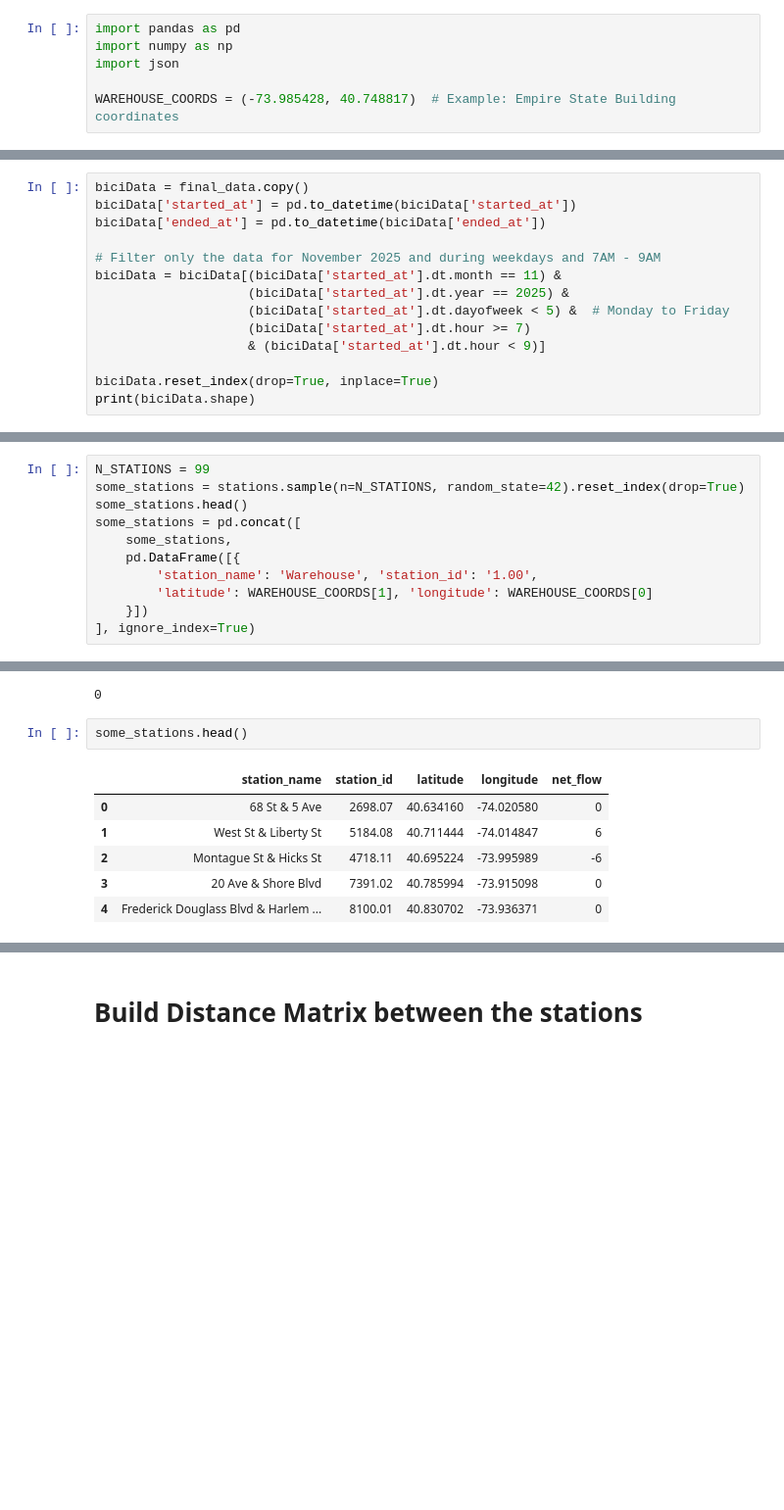
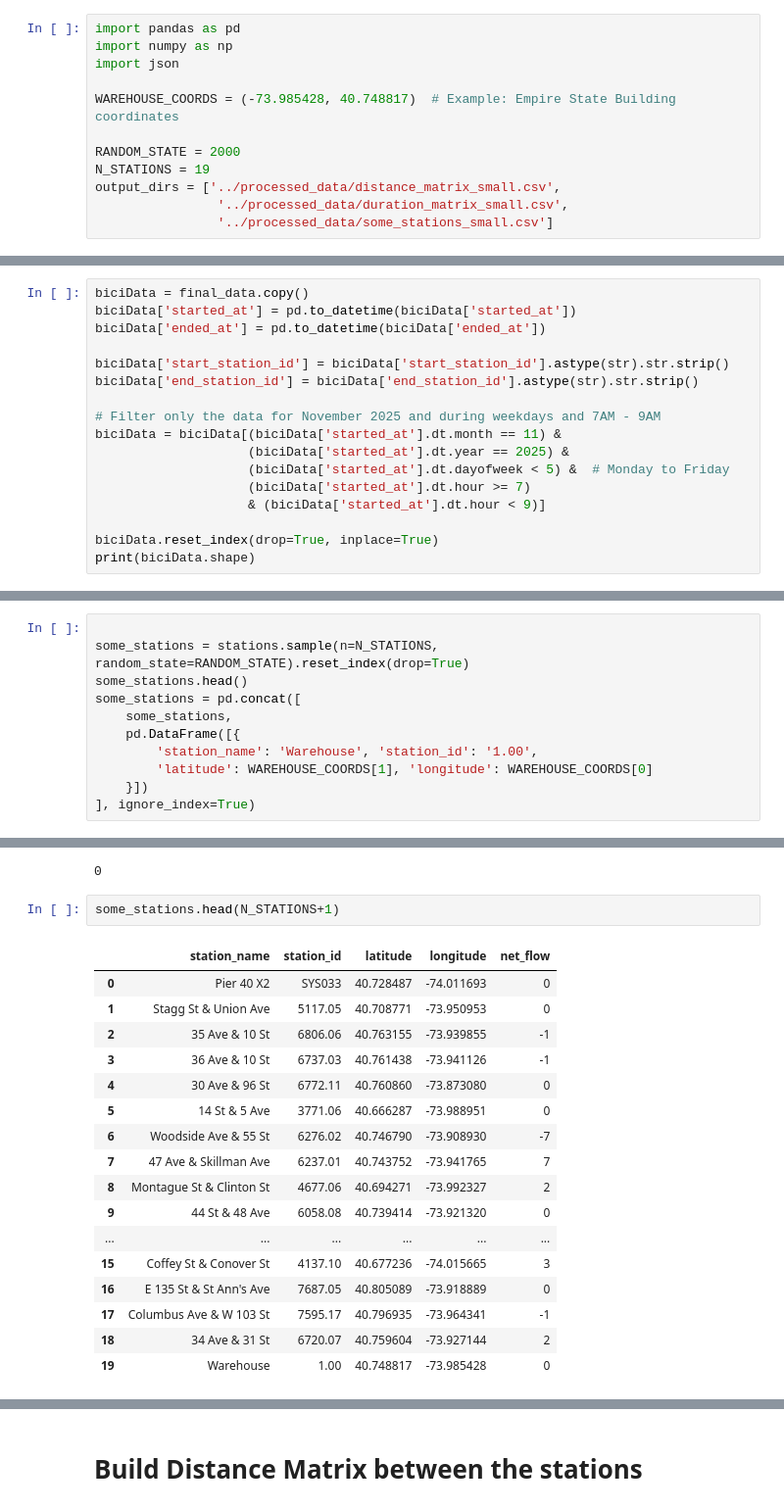
Before and after one commit to Ultimatep6/New-York-Citi-Bike-Network-Problem, a Jupyter notebook: scripts/read_data.ipynb, the cells around one changed output, grey strips where cells are left out. Shown at 98% size. Saved outputs shown, nothing was run; the diff lists cells and outputs as text; blank space fills up the shorter version.

```diff
--- a/scripts/read_data.ipynb
+++ b/scripts/read_data.ipynb
@@ -8,6 +8,12 @@ import numpy as np
 import json
 
 WAREHOUSE_COORDS = (-73.985428, 40.748817)  # Example: Empire State Building coordinates
+
+RANDOM_STATE = 2000
+N_STATIONS = 19
+output_dirs = ['../processed_data/distance_matrix_small.csv',
+                '../processed_data/duration_matrix_small.csv',
+                '../processed_data/some_stations_small.csv']
 # %% [markdown]
 # Read the Bici Data
 # %%
@@ -34,6 +40,9 @@ final_data.head()
 biciData = final_data.copy()
 biciData['started_at'] = pd.to_datetime(biciData['started_at'])
 biciData['ended_at'] = pd.to_datetime(biciData['ended_at'])
+
+biciData['start_station_id'] = biciData['start_station_id'].astype(str).str.strip()
+biciData['end_station_id'] = biciData['end_station_id'].astype(str).str.strip()
 
 # Filter only the data for November 2025 and during weekdays and 7AM - 9AM
 biciData = biciData[(biciData['started_at'].dt.month == 11) &
@@ -81,8 +91,8 @@ The number of unique stations is: 3137
 # %% [markdown]
 Given the API has a limit of 100 coordinate calls
 # %%
-N_STATIONS = 99
-some_stations = stations.sample(n=N_STATIONS, random_state=42).reset_index(drop=True)
+
+some_stations = stations.sample(n=N_STATIONS, random_state=RANDOM_STATE).reset_index(drop=True)
 some_stations.head()
 some_stations = pd.concat([
     some_stations,
@@ -155,11 +157,22 @@ print(sum(some_stations['net_flow']))
 # %% [output]
 0
 # %%
-some_stations.head()
+some_stations.head(N_STATIONS+1)
 # %% [output]
 |  | station_name | station_id | latitude | longitude | net_flow |
-| 0 | 68 St & 5 Ave | 2698.07 | 40.634160 | -74.020580 | 0 |
-| 1 | West St & Liberty St | 5184.08 | 40.711444 | -74.014847 | 6 |
-| 2 | Montague St & Hicks St | 4718.11 | 40.695224 | -73.995989 | -6 |
-| 3 | 20 Ave & Shore Blvd | 7391.02 | 40.785994 | -73.915098 | 0 |
-| 4 | Frederick Douglass Blvd & Harlem ... | 8100.01 | 40.830702 | -73.936371 | 0 |
+| 0 | Pier 40 X2 | SYS033 | 40.728487 | -74.011693 | 0 |
+| 1 | Stagg St & Union Ave | 5117.05 | 40.708771 | -73.950953 | 0 |
+| 2 | 35 Ave & 10 St | 6806.06 | 40.763155 | -73.939855 | -1 |
+| 3 | 36 Ave & 10 St | 6737.03 | 40.761438 | -73.941126 | -1 |
+| 4 | 30 Ave & 96 St | 6772.11 | 40.760860 | -73.873080 | 0 |
+| 5 | 14 St & 5 Ave | 3771.06 | 40.666287 | -73.988951 | 0 |
+| 6 | Woodside Ave & 55 St | 6276.02 | 40.746790 | -73.908930 | -7 |
+| 7 | 47 Ave & Skillman Ave | 6237.01 | 40.743752 | -73.941765 | 7 |
+| 8 | Montague St & Clinton St | 4677.06 | 40.694271 | -73.992327 | 2 |
+| 9 | 44 St & 48 Ave | 6058.08 | 40.739414 | -73.921320 | 0 |
+| ... | ... | ... | ... | ... | ... |
+| 15 | Coffey St & Conover St | 4137.10 | 40.677236 | -74.015665 | 3 |
+| 16 | E 135 St & St Ann's Ave | 7687.05 | 40.805089 | -73.918889 | 0 |
+| 17 | Columbus Ave & W 103 St | 7595.17 | 40.796935 | -73.964341 | -1 |
+| 18 | 34 Ave & 31 St | 6720.07 | 40.759604 | -73.927144 | 2 |
+| 19 | Warehouse | 1.00 | 40.748817 | -73.985428 | 0 |
```
Also changed, not shown: parts of 14 cells of this notebook, 3 other files.
